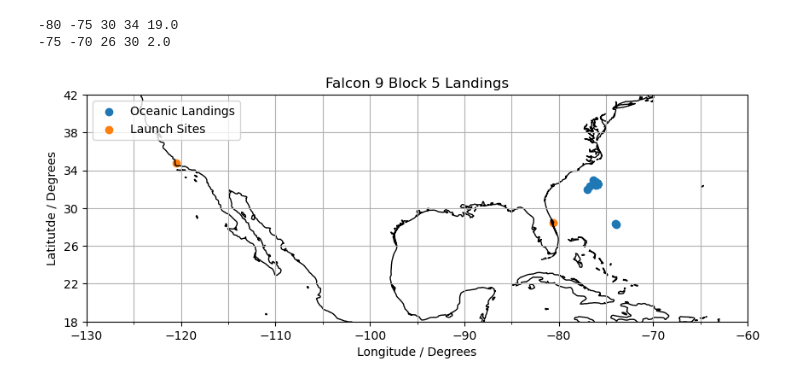
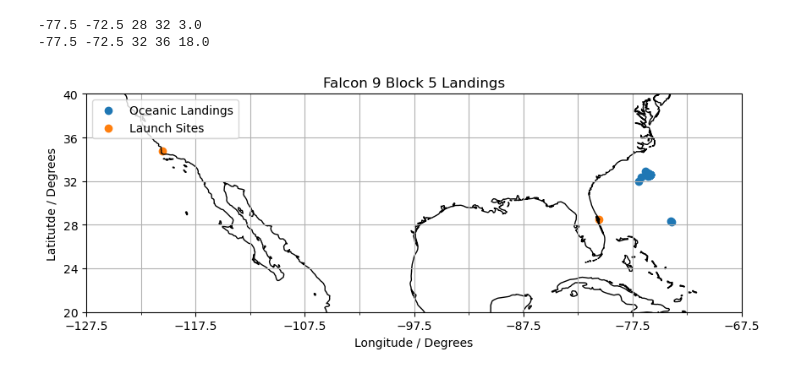
Before and after one commit to cbarker211/Improved_Emission_Profile, a Jupyter notebook: FalconLandings.ipynb, the cells around one changed output. Saved outputs shown, nothing was run; the diff lists cells and outputs as text; code cells hidden in the pictures.

```diff
--- a/FalconLandings.ipynb
+++ b/FalconLandings.ipynb
@@ -37,43 +37,43 @@ raul_map = raul_map[raul_map["Year"] == 20].reset_index(drop=True)
 landing_sites_lon = np.array(raul_map["geometry"].x)
 landing_sites_lat = np.array(raul_map["geometry"].y)
 
-xmin  = int(-130)
-xmax  = int(-60)
+xmin  = -127.5
+xmax  = -67.5
 xstep = int(5)
-ymin  = int(18)
-ymax  = int(42)
+ymin  = 20
+ymax  = 40
 ystep = int(4)
 
 landing_inds = np.zeros((int((xmax-xmin)/xstep),int((ymax-ymin)/ystep)))
 x_range = np.arange(xmin,xmax,xstep)
 y_range = np.arange(ymin,ymax,ystep)
 for count_x, i in enumerate(x_range):
     for count_y, j in enumerate(y_range):
         landing_inds[count_x,count_y] = len(landing_sites_lon[np.where((landing_sites_lon > i) & (landing_sites_lon < i+xstep) & (landing_sites_lat > j) & (landing_sites_lat < j+ystep))])
         if landing_inds[count_x,count_y] > 0:
             pass
             print(i,i+xstep,j,j+ystep,landing_inds[count_x,count_y])
 
 fig = plt.figure(figsize=[10, 6])
 ax = plt.axes(projection=ccrs.PlateCarree())
 ax.coastlines()
 ax.scatter(landing_sites_lon,landing_sites_lat, label = "Oceanic Landings")
 ax.scatter(launch_sites_lon,launch_sites_lat, label = "Launch Sites")
 
 ax.set_xlim(xmin,xmax)
 ax.set_ylim(ymin,ymax)
 ax.legend(loc='upper left')
-ax.set_xticks(np.linspace(xmin,xmax,8),minor=False)
+ax.set_xticks(np.linspace(xmin,xmax,7),minor=False)
 ax.set_xticks(np.arange(xmin,xmax,xstep),minor=True)
 
-ax.set_yticks(np.linspace(ymin,ymax,7),minor=False)
+ax.set_yticks(np.linspace(ymin,ymax,6),minor=False)
 ax.set_yticks(np.arange(ymin,ymax,ystep),minor=True)
 
 ax.grid(visible=True,which='both', axis='both')
 ax.set_xlabel("Longitude / Degrees")
 ax.set_ylabel("Latitutde / Degrees")
 ax.set_title("Falcon 9 Block 5 Landings");
 # %% [output]
--80 -75 30 34 19.0
--75 -70 26 30 2.0
+-77.5 -72.5 28 32 3.0
+-77.5 -72.5 32 36 18.0
-[figure, old version]
+[figure, new version]
```
Also changed, not shown: 8 other files.
